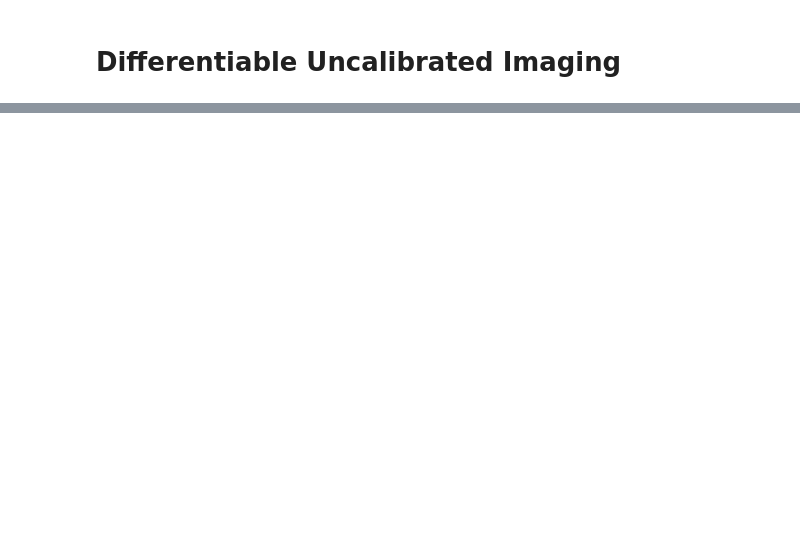
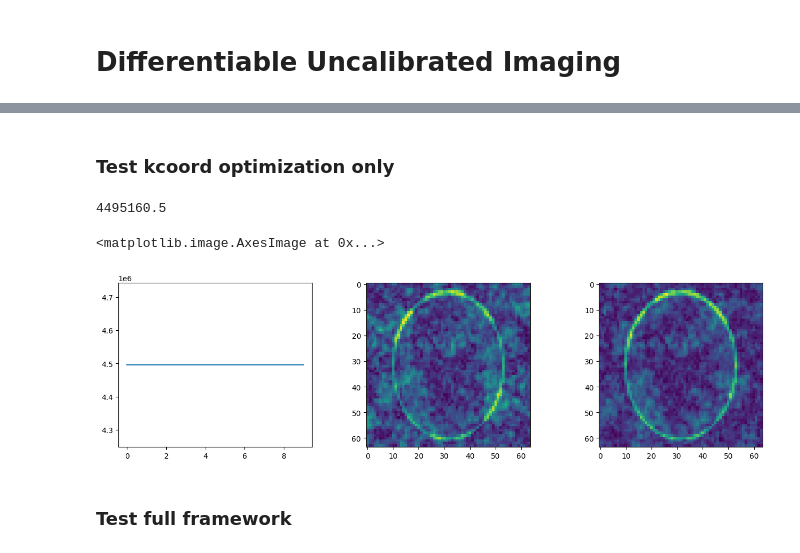
Before and after one commit to cnmy-ro/roci, a Jupyter notebook: algorithms/implicit_repr/Demo--Diff_Uncalib_Imaging.ipynb, the cells around one changed output, grey strips where cells are left out. Drawn from its saved outputs; the diff is of its cells as text; code cells hidden in the pictures; blank space fills up the shorter version.

```diff
--- a/algorithms/implicit_repr/Demo--Diff_Uncalib_Imaging.ipynb
+++ b/algorithms/implicit_repr/Demo--Diff_Uncalib_Imaging.ipynb
@@ -76,0 +98,46 @@ torch.Size([2, 2048])
+# %% [markdown]
+### Test kcoord optimization only
+# %%
+
+# Optimization prep
+kcoords = kcoords_true + torch.randn_like(kcoords_true) * torch.pi * 0.01  # Miscalibration
+kcoords = kcoords.detach()
+kcoords.requires_grad = True
+params = itertools.chain([kcoords])
+optimizer = torch.optim.Adam(params, lr=1e1)
+consistency_weight = 1.
+
+# Optimization loop
+num_iters = 10
+loss_history = []
+kdata_pred_r = kdata_true
+for it in range(num_iters):
+
+    optimizer.zero_grad()
+    A.set_coords(kcoords)
+    kdata_pred_ag = A(G(kdata_true, A))  # Shape: {ksamples, 1}
+
+    loss = loss_consistency(kdata_true, kdata_pred_ag)
+    loss.backward()
+    optimizer.step()
+    loss_history.append(loss.item())
+
+# Results
+print(loss_history[-1])
+
+A.set_coords(kcoords)
+recon_pred = G(kdata_pred_r, A)
+
+A.set_coords(kcoords_true)
+recon_true = G(kdata_true, A)
+
+fig, axs = plt.subplots(1,3, figsize=(16, 4))
+axs[0].plot(loss_history)
+axs[1].imshow(recon_pred.abs().squeeze().detach())
+axs[2].imshow(recon_true.abs().squeeze().detach())
+# %% [output]
+4495160.5
+<matplotlib.image.AxesImage at 0x...>
+[figure, added]
+# %% [markdown]
+### Test full framework
```
Also changed, not shown: parts of 9 cells of this notebook.
